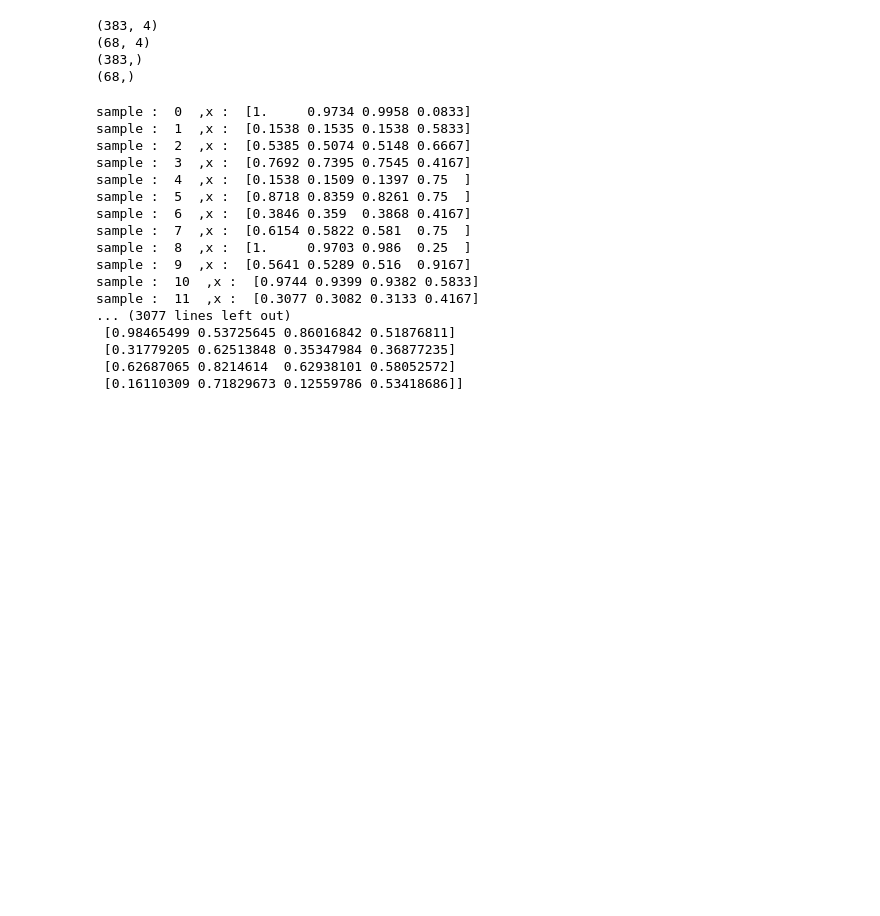
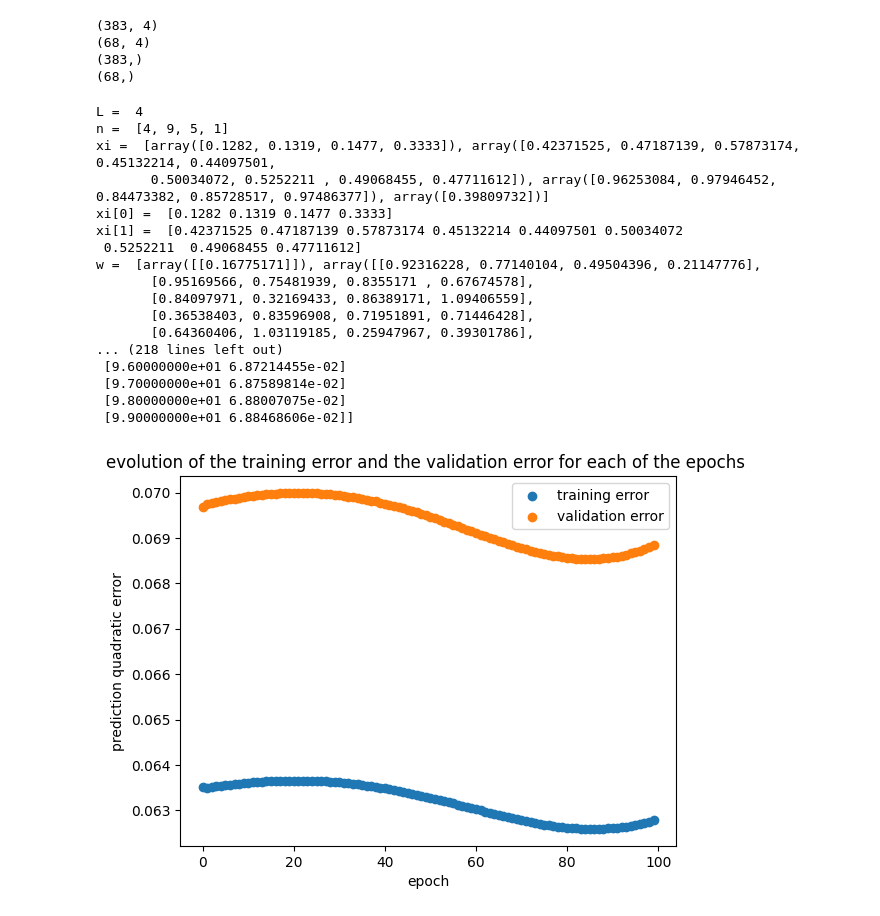
Before and after one commit to YoussefEzz/Prediction-BP-and-LR, a Jupyter notebook: BP.ipynb, the cells around one changed output. Drawn from its saved outputs; the diff is of its cells as text; code cells hidden in the pictures; blank space fills up the shorter version.

Commit message:
add evolution of the plot of training and validation error

```diff
--- a/BP.ipynb
+++ b/BP.ipynb
@@ -74,7 +74,7 @@ import activation_functions as activation
 
 # layers include input layer + hidden layers + output layer
 layers = [4, 9, 5, 1]
-nn = NeuralNetwork.MyNeuralNetwork(layers,  10, 0.01, 0.9, activation.sigmoid, 0.2)
+nn = NeuralNetwork.MyNeuralNetwork(layers,  100, 0.01, 0.9, activation.sigmoid, 0.2)
 
 # initialize weights with random values
 nn.initialize_weights()
@@ -87,25 +87,59 @@ print("n = ", nn.n, end="\n")
 
 print("xi = ", nn.xi, end="\n")
 print("xi[0] = ", nn.xi[0], end="\n")
-print("xi[1] = ", nn.xi[0], end="\n")
+print("xi[1] = ", nn.xi[1], end="\n")
 
 print("w = ", nn.w, end="\n")
 print("w[1] = ", nn.w[1], end="\n")
+
+print(nn.training_error)
+print(nn.validation_error)
 # %% [output]
-sample :  0  ,x :  [1.     0.9734 0.9958 0.0833]
-sample :  1  ,x :  [0.1538 0.1535 0.1538 0.5833]
-sample :  2  ,x :  [0.5385 0.5074 0.5148 0.6667]
-sample :  3  ,x :  [0.7692 0.7395 0.7545 0.4167]
-sample :  4  ,x :  [0.1538 0.1509 0.1397 0.75  ]
-sample :  5  ,x :  [0.8718 0.8359 0.8261 0.75  ]
-sample :  6  ,x :  [0.3846 0.359  0.3868 0.4167]
-sample :  7  ,x :  [0.6154 0.5822 0.581  0.75  ]
-sample :  8  ,x :  [1.     0.9703 0.986  0.25  ]
-sample :  9  ,x :  [0.5641 0.5289 0.516  0.9167]
-sample :  10  ,x :  [0.9744 0.9399 0.9382 0.5833]
-sample :  11  ,x :  [0.3077 0.3082 0.3133 0.4167]
-... (3077 lines left out)
- [0.98465499 0.53725645 0.86016842 0.51876811]
- [0.31779205 0.62513848 0.35347984 0.36877235]
- [0.62687065 0.8214614  0.62938101 0.58052572]
- [0.16110309 0.71829673 0.12559786 0.53418686]]
+L =  4
+n =  [4, 9, 5, 1]
+xi =  [array([0.1282, 0.1319, 0.1477, 0.3333]), array([0.42371525, 0.47187139, 0.57873174, 0.45132214, 0.44097501,
+       0.50034072, 0.5252211 , 0.49068455, 0.47711612]), array([0.96253084, 0.97946452, 0.84473382, 0.85728517, 0.97486377]), array([0.39809732])]
+xi[0] =  [0.1282 0.1319 0.1477 0.3333]
+xi[1] =  [0.42371525 0.47187139 0.57873174 0.45132214 0.44097501 0.50034072
+ 0.5252211  0.49068455 0.47711612]
+w =  [array([[0.16775171]]), array([[0.92316228, 0.77140104, 0.49504396, 0.21147776],
+       [0.95169566, 0.75481939, 0.8355171 , 0.67674578],
+       [0.84097971, 0.32169433, 0.86389171, 1.09406559],
+       [0.36538403, 0.83596908, 0.71951891, 0.71446428],
+       [0.64360406, 1.03119185, 0.25947967, 0.39301786],
+... (218 lines left out)
+ [9.60000000e+01 6.87214455e-02]
+ [9.70000000e+01 6.87589814e-02]
+ [9.80000000e+01 6.88007075e-02]
+ [9.90000000e+01 6.88468606e-02]]
+# %%
+import matplotlib.pyplot as plt
+
+# Extract the x and y coordinates from the arrays
+x1 = nn.training_error[:, 0]
+y1 = nn.training_error[:, 1]
+
+x2 = nn.validation_error[:, 0]
+y2 = nn.validation_error[:, 1]
+
+# Create a figure and axis
+fig, ax = plt.subplots()
+
+# Plot the first instance with a legend
+ax.scatter(x1, y1, label='training error')
+
+# Plot the second instance with a legend
+ax.scatter(x2, y2, label='validation error')
+
+# Add labels and title
+ax.set_xlabel('epoch')
+ax.set_ylabel('prediction quadratic error')
+ax.set_title('evolution of the training error and the validation error for each of the epochs ')
+
+# Add a legend
+ax.legend()
+
+# Display the plot
+plt.show()
+# %% [output]
+[figure, added]
```
Also changed, not shown: 4 other files.
